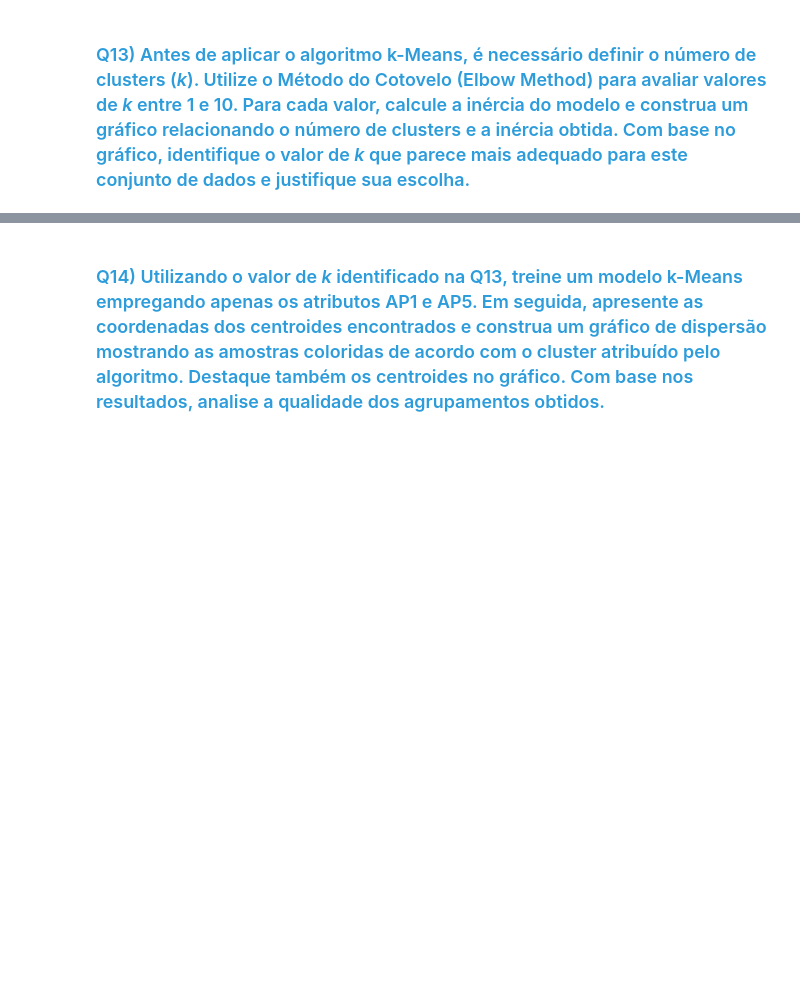
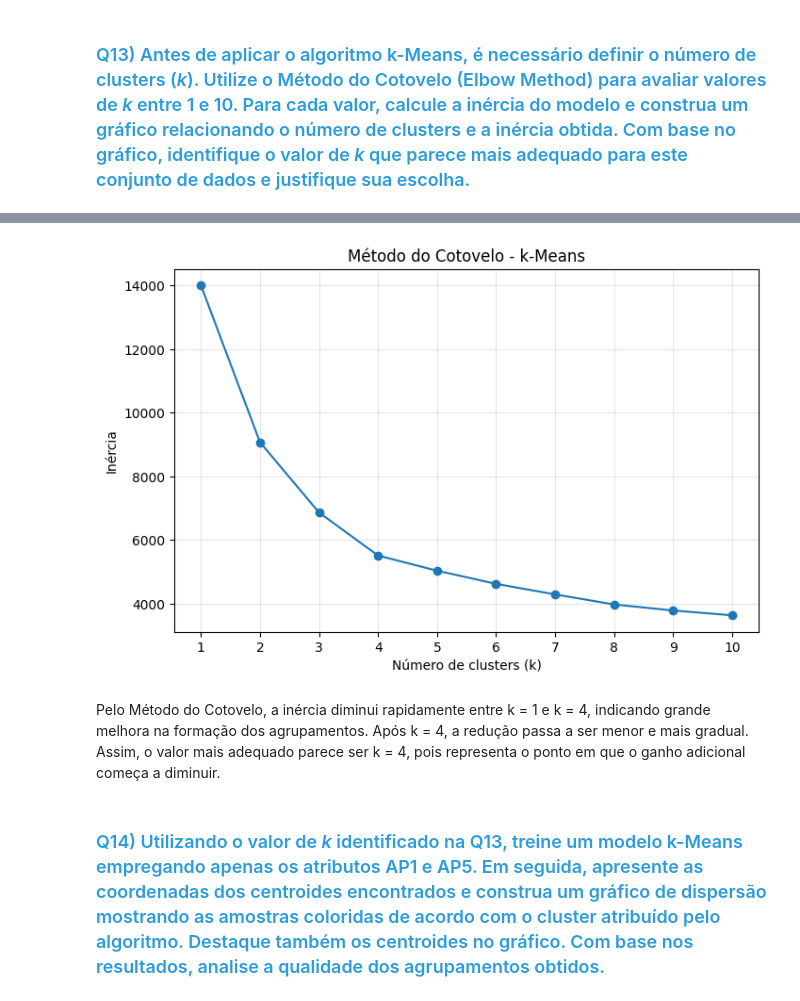
Before and after one commit to RennowT/C318, a Jupyter notebook: C318_2026_1_Atividade_06_1954.ipynb, the cells around one changed output, grey strips where cells are left out. Saved outputs shown, nothing was run; the diff lists cells and outputs as text; code cells hidden in the pictures; blank space fills up the shorter version.

```diff
--- a/C318_2026_1_Atividade_06_1954.ipynb
+++ b/C318_2026_1_Atividade_06_1954.ipynb
@@ -538,2 +567,29 @@ Os atributos mais importantes foram AP1 e AP5, com importâncias de 0,5628 e 0,3
 # %% [markdown]
 ### <font color='#2D9CDB'>Q13) Antes de aplicar o algoritmo k-Means, é necessário definir o número de clusters (*k*). Utilize o Método do Cotovelo (Elbow Method) para avaliar valores de *k* entre 1 e 10. Para cada valor, calcule a inércia do modelo e construa um gráfico relacionando o número de clusters e a inércia obtida. Com base no gráfico, identifique o valor de *k* que parece mais adequado para este conjunto de dados e justifique sua escolha.</font>
+# %%
+from sklearn.preprocessing import StandardScaler
+
+X_kmeans = df[feature_names].values
+
+scaler = StandardScaler()
+X_scaled = scaler.fit_transform(X_kmeans)
+
+k_values = range(1, 11)
+inercias = []
+
+for k in k_values:
+    kmeans = KMeans(
+        n_clusters=k,
+        random_state=42,
+        n_init=10
+    )
+
+    kmeans.fit(X_scaled)
+    inercias.append(kmeans.inertia_)
+
+elbow_df = pd.DataFrame({
+    "k": list(k_values),
+    "Inércia": inercias
+})
+
+display(elbow_df.round(2))
@@ -540,2 +608,22 @@ Os atributos mais importantes foram AP1 e AP5, com importâncias de 0,5628 e 0,3
+# %%
+plt.figure(figsize=(8, 5))
+
+plt.plot(
+    elbow_df["k"],
+    elbow_df["Inércia"],
+    marker="o"
+)
+
+plt.title("Método do Cotovelo - k-Means")
+plt.xlabel("Número de clusters (k)")
+plt.ylabel("Inércia")
+plt.xticks(list(k_values))
+plt.grid(True, alpha=0.3)
+
+plt.show()
+# %% [output]
+[figure, added]
+# %% [markdown]
+Pelo Método do Cotovelo, a inércia diminui rapidamente entre k = 1 e k = 4, indicando grande melhora na formação dos agrupamentos. Após k = 4, a redução passa a ser menor e mais gradual. Assim, o valor mais adequado parece ser k = 4, pois representa o ponto em que o ganho adicional começa a diminuir.
 # %% [markdown]
 ### <font color='#2D9CDB'>Q14) Utilizando o valor de *k* identificado na Q13, treine um modelo k-Means empregando apenas os atributos AP1 e AP5. Em seguida, apresente as coordenadas dos centroides encontrados e construa um gráfico de dispersão mostrando as amostras coloridas de acordo com o cluster atribuído pelo algoritmo. Destaque também os centroides no gráfico. Com base nos resultados, analise a qualidade dos agrupamentos obtidos.</font>
```
Also changed, not shown: parts of 20 cells of this notebook.
